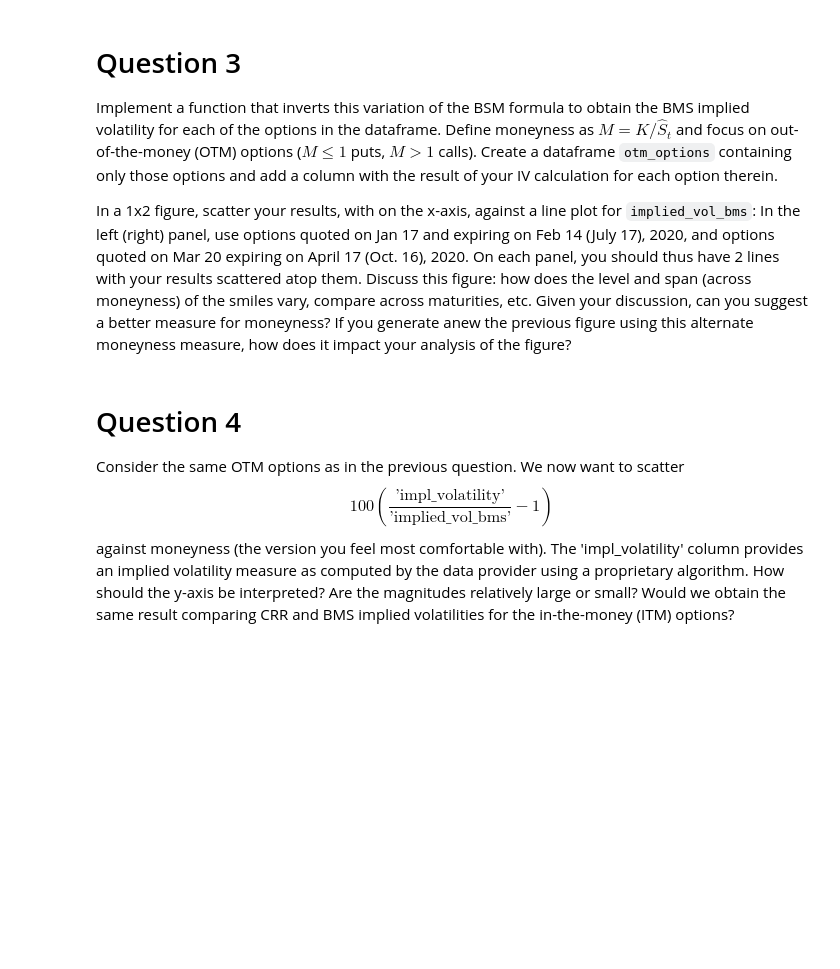
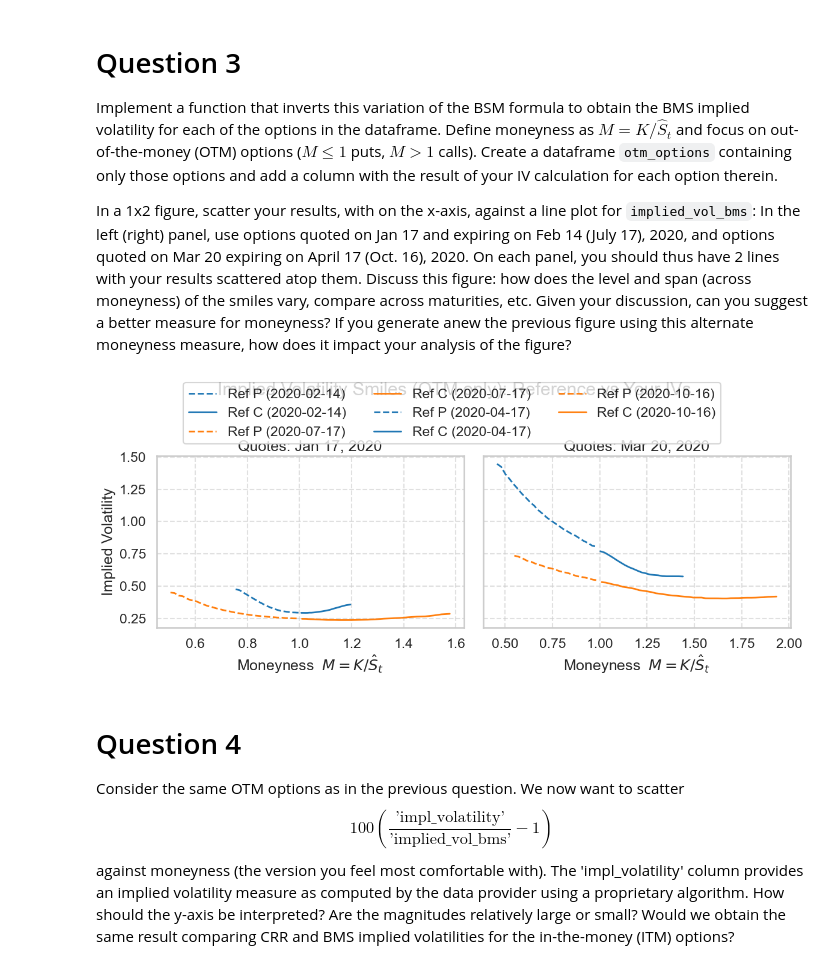
Before and after one commit to geoffroy-h-e/derivatives_p1, a Jupyter notebook: Derivatives_assignment_1/202510-assignment1-en.ipynb, the cells around one changed output. Saved outputs shown, nothing was run; the diff lists cells and outputs as text; code cells hidden in the pictures; blank space fills up the shorter version.

```diff
--- a/Derivatives_assignment_1/202510-assignment1-en.ipynb
+++ b/Derivatives_assignment_1/202510-assignment1-en.ipynb
@@ -206,3 +283,84 @@ In a 1x2 figure, scatter your results, with  on the x-axis, against a line plot
+# %%
+import pandas as pd
+import numpy as np
+import matplotlib.pyplot as plt
+import seaborn as sns
+
+# ---- config ----
+QUOTE_LEFT  = pd.Timestamp("2020-01-17")
+EXPS_LEFT   = [pd.Timestamp("2020-02-14"), pd.Timestamp("2020-07-17")]
+QUOTE_RIGHT = pd.Timestamp("2020-03-20")
+EXPS_RIGHT  = [pd.Timestamp("2020-04-17"), pd.Timestamp("2020-10-16")]
+
+# choose the reference IV col present in your data
+iv_ref_col = next(c for c in ["implied_vol_bms","impl_volatility","impl_vol"] if c in options.columns)
+
+# ---- prep base frames ----
+opt = options.copy()
+opt["date"]   = pd.to_datetime(opt["date"]).dt.tz_localize(None).dt.normalize()
+opt["exdate"] = pd.to_datetime(opt["exdate"]).dt.tz_localize(None).dt.normalize()
+opt["M"] = opt["strike"] / opt["stock_exdiv"]
+
+# OTM mask (same rule for both datasets)
+mask_otm = ((opt["cp_flag"]=="P") & (opt["M"]<=1.0)) | ((opt["cp_flag"]=="C") & (opt["M"]>1.0))
+
+ref = opt.loc[mask_otm, ["date","exdate","cp_flag","M",iv_ref_col]].dropna().copy()
+mine = otm_options.loc[:, ["date","exdate","cp_flag","M","iv_bsm"]].dropna().copy()
+
+# (optional) small rolling median smoothing to reduce micro-zigzags
+def smooth_by_M(df, ycol, win=3):
+    d = df.sort_values("M").copy()
+    if len(d) >= win:
+        d[ycol] = d[ycol].rolling(win, center=True, min_periods=1).median()
+    return d
+
+# ---- plotting helper ----
+def plot_panel(ax, qdate, expiries, title):
+    colors = sns.color_palette(n_colors=len(expiries))
+    ls_map = {"P":"--", "C":"-"}   # puts dashed, calls solid
+
+    for i, exp in enumerate(expiries):
+        for cp in ["P","C"]:
+            r = ref[(ref["date"]==qdate) & (ref["exdate"]==exp) & (ref["cp_flag"]==cp)]
+            m = mine[(mine["date"]==qdate) & (mine["exdate"]==exp) & (mine["cp_flag"]==cp)]
+
+            if not r.empty:
+                r = smooth_by_M(r, iv_ref_col, win=3)
+                ax.plot(r["M"], r[iv_ref_col], ls_map[cp], color=colors[i],
+                        lw=2, label=f"Ref {cp} ({exp.date()})")
+
+            if not m.empty:
+                m = m.sort_values("M")
+                ax.scatter(m["M"], m["iv_bsm"], color=colors[i], s=28, alpha=0.65,
+                           label=f"My {cp} ({exp.date()})")
+
+    ax.set_title(title)
+    ax.set_xlabel(r"Moneyness  $M=K/\hat{S}_t$")
+    ax.grid(True, linestyle="--", alpha=0.6)
+
+# ---- draw 1x2 figure ----
+sns.set_context("talk"); sns.set_style("whitegrid")
+fig, axes = plt.subplots(1, 2, figsize=(12, 5), sharey=True)
+
+plot_panel(axes[0], QUOTE_LEFT,  EXPS_LEFT,  "Quotes: Jan 17, 2020")
+plot_panel(axes[1], QUOTE_RIGHT, EXPS_RIGHT, "Quotes: Mar 20, 2020")
+
+axes[0].set_ylabel("Implied Volatility")
+
+# optional: keep reasonable x-range if you want similar panels
+# for ax in axes: ax.set_xlim(0.5, 1.6)
+
+# consolidated legend
+handles, labels = [], []
+for ax in axes:
+    h, l = ax.get_legend_handles_labels()
+    handles += h; labels += l
+fig.legend(handles, labels, loc="upper center", ncol=3, frameon=True)
+fig.suptitle("Implied Volatility Smiles (OTM only): Reference vs Your IVs", y=1.03)
+fig.tight_layout()
+plt.show()
+# %% [output]
+[figure, added]
 # %% [markdown]
 # Question 4
 
```
Also changed, not shown: parts of 2 cells of this notebook.
